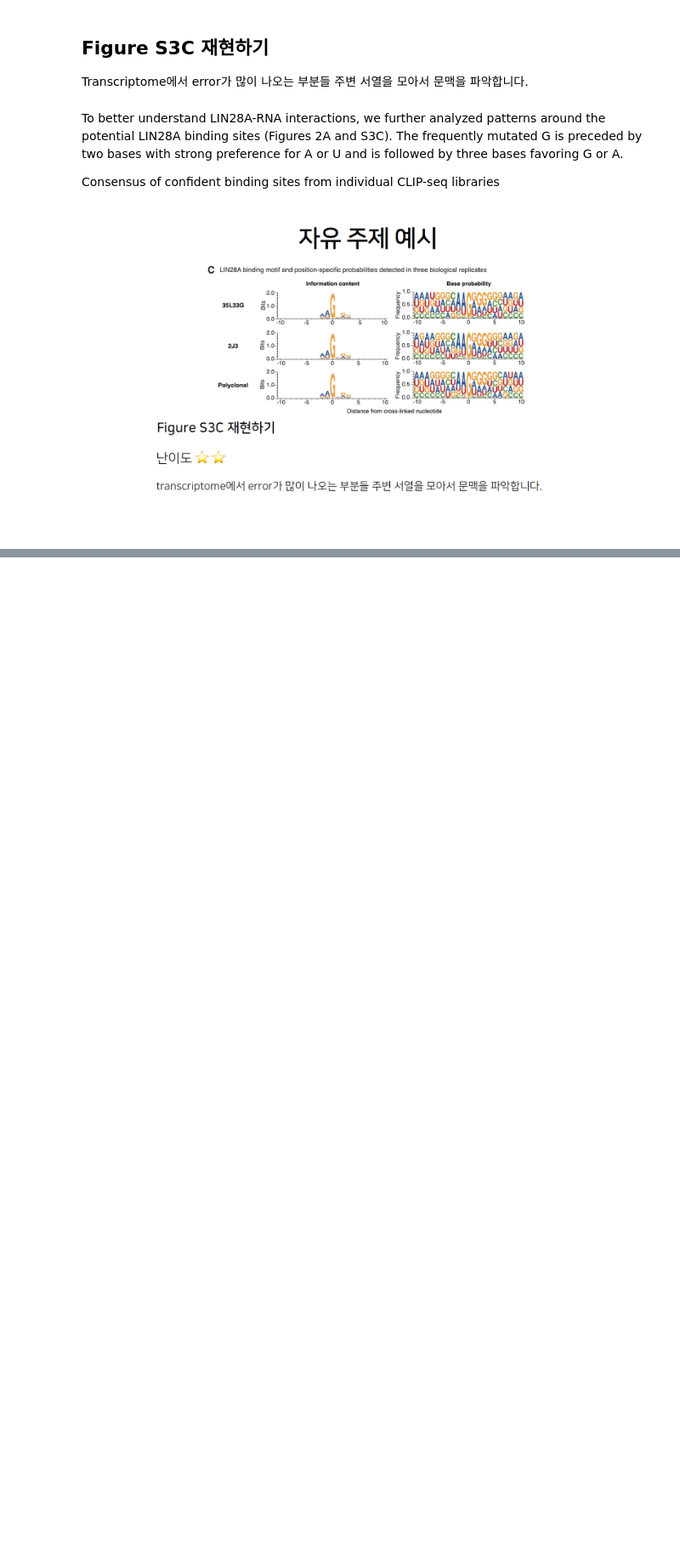
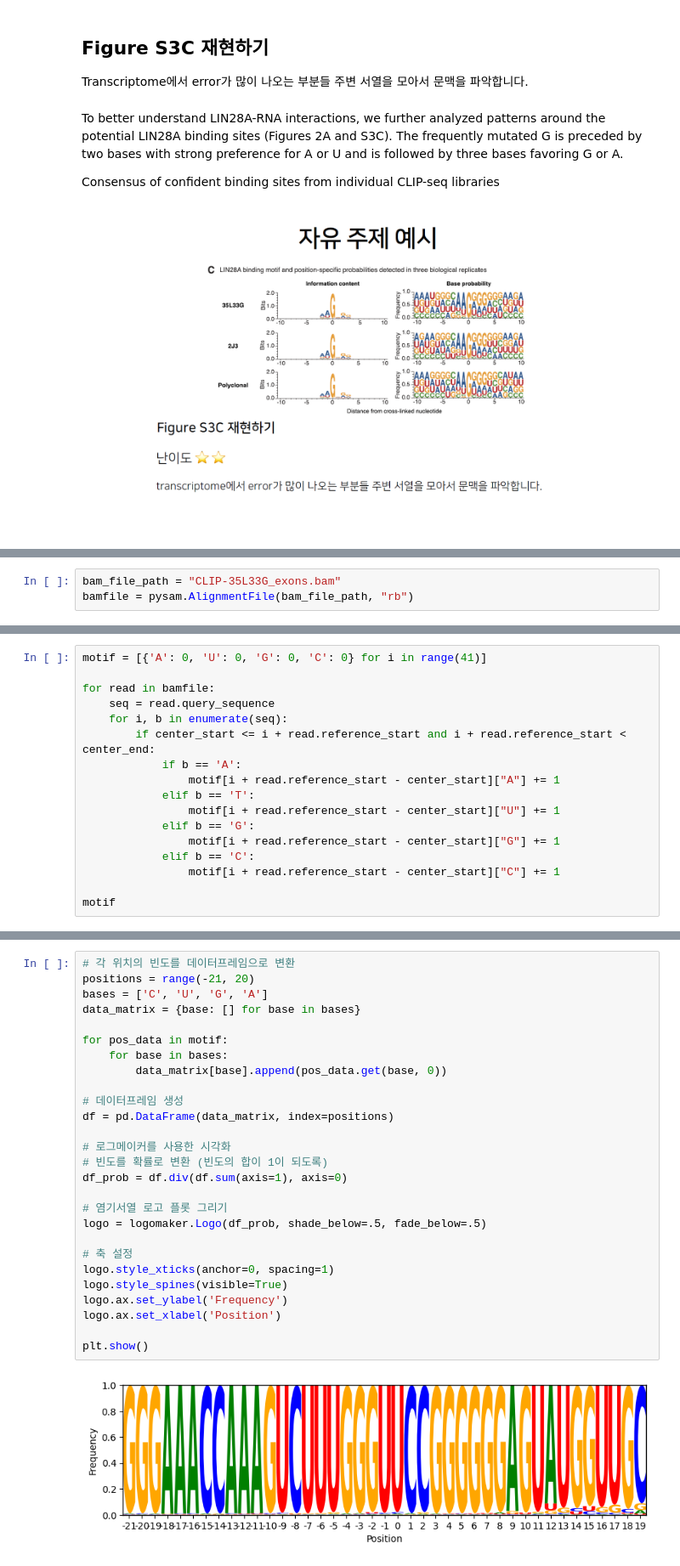
Before and after one commit to LunaJang/2024-Bioinfo-1, a Jupyter notebook: Project/CoLab_FinalProj_2024(2022-38072).ipynb, the cells around one changed output, grey strips where cells are left out. Shown at 85% size. Saved outputs shown, nothing was run; the diff lists cells and outputs as text; blank space fills up the shorter version.

```diff
--- a/Project/CoLab_FinalProj_2024(2022-38072).ipynb
+++ b/Project/CoLab_FinalProj_2024(2022-38072).ipynb
@@ -270,0 +114,3 @@ plt.show()
+# %%
+bam_file_path = "CLIP-35L33G_exons.bam"
+bamfile = pysam.AlignmentFile(bam_file_path, "rb")
@@ -270,0 +146,17 @@ plt.show()
+# %%
+motif = [{'A': 0, 'U': 0, 'G': 0, 'C': 0} for i in range(41)]
+
+for read in bamfile:
+    seq = read.query_sequence
+    for i, b in enumerate(seq):
+        if center_start <= i + read.reference_start and i + read.reference_start < center_end:
+            if b == 'A':
+                motif[i + read.reference_start - center_start]["A"] += 1
+            elif b == 'T':
+                motif[i + read.reference_start - center_start]["U"] += 1
+            elif b == 'G':
+                motif[i + read.reference_start - center_start]["G"] += 1
+            elif b == 'C':
+                motif[i + read.reference_start - center_start]["C"] += 1
+
+motif
@@ -270,0 +181,29 @@ plt.show()
+# %%
+# 각 위치의 빈도를 데이터프레임으로 변환
+positions = range(-21, 20)
+bases = ['C', 'U', 'G', 'A']
+data_matrix = {base: [] for base in bases}
+
+for pos_data in motif:
+    for base in bases:
+        data_matrix[base].append(pos_data.get(base, 0))
+
+# 데이터프레임 생성
+df = pd.DataFrame(data_matrix, index=positions)
+
+# 로그메이커를 사용한 시각화
+# 빈도를 확률로 변환 (빈도의 합이 1이 되도록)
+df_prob = df.div(df.sum(axis=1), axis=0)
+
+# 염기서열 로고 플롯 그리기
+logo = logomaker.Logo(df_prob, shade_below=.5, fade_below=.5)
+
+# 축 설정
+logo.style_xticks(anchor=0, spacing=1)
+logo.style_spines(visible=True)
+logo.ax.set_ylabel('Frequency')
+logo.ax.set_xlabel('Position')
+
+plt.show()
+# %% [output]
+[figure, added]
```
Also changed, not shown: parts of 17 cells of this notebook.
